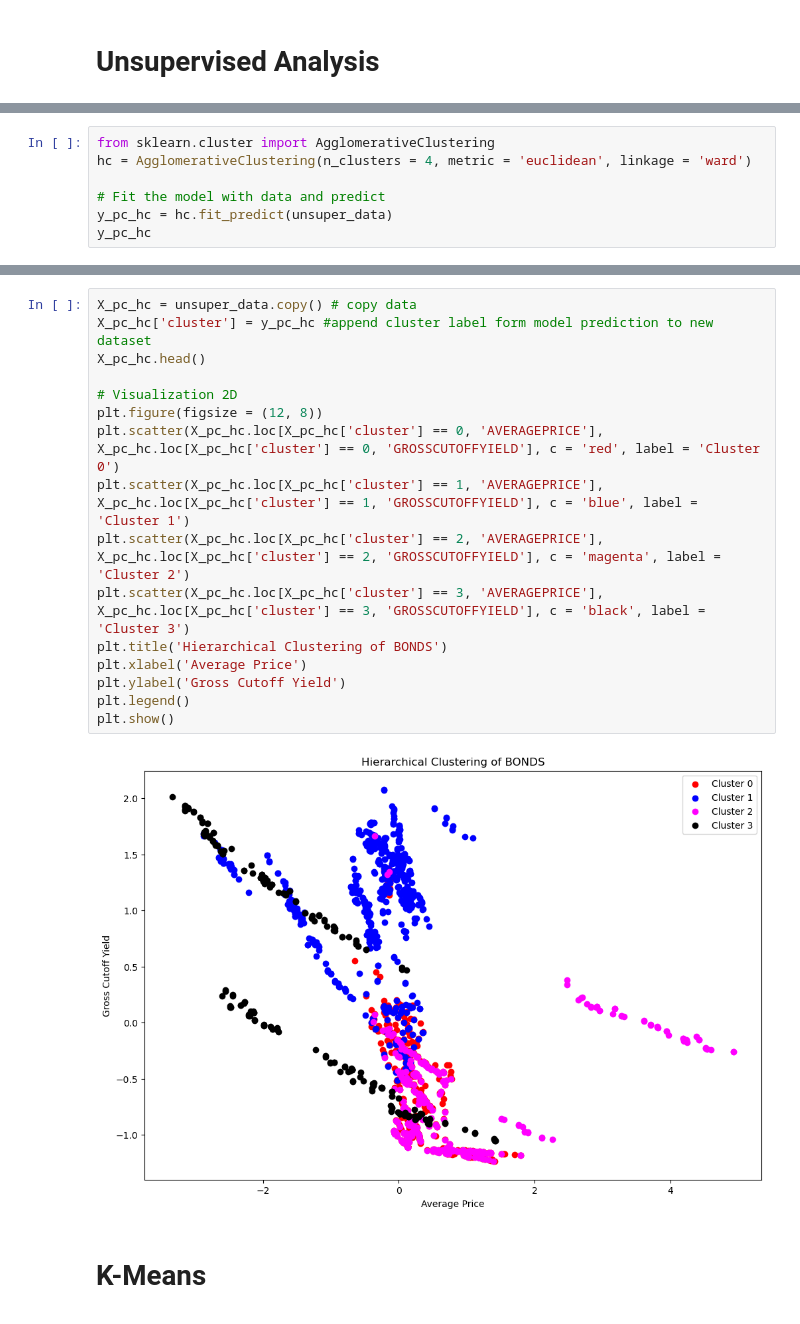
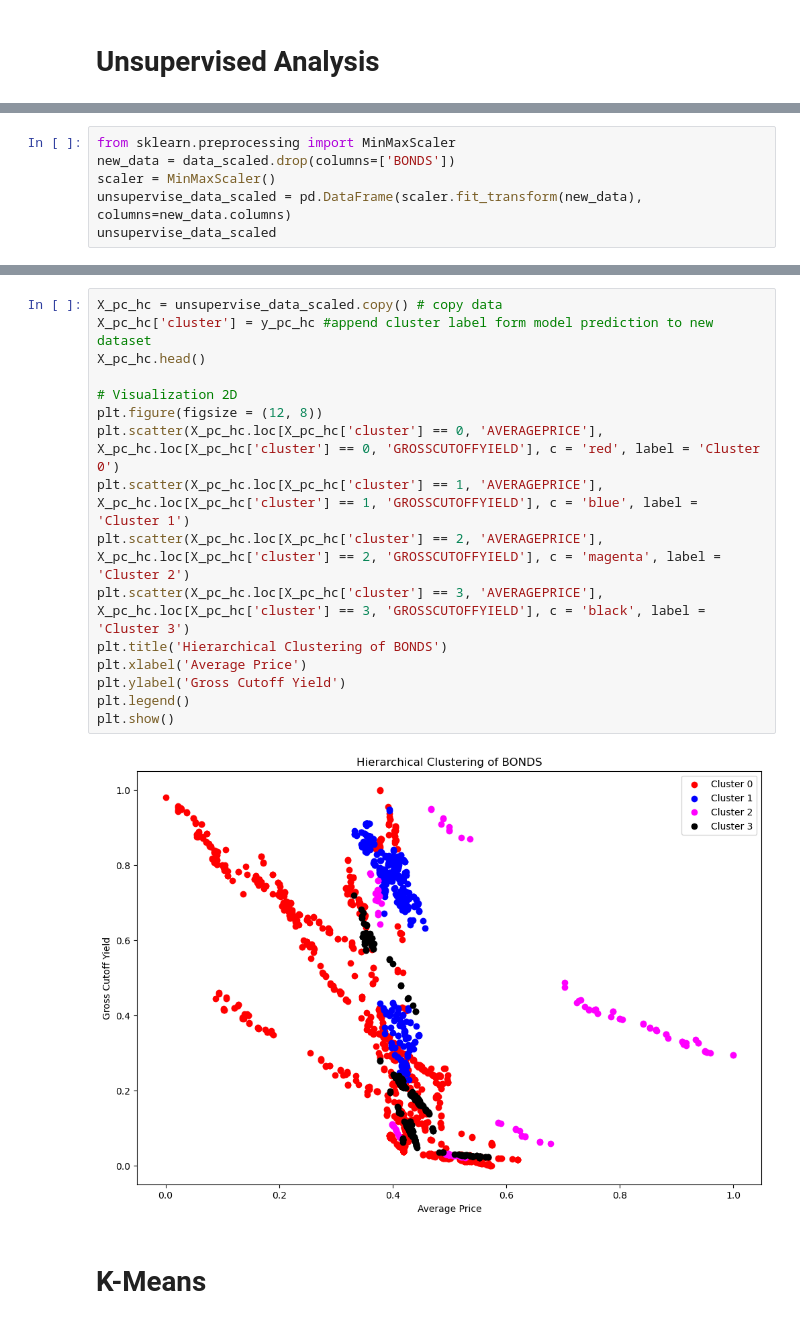
Before and after one commit to DorNatan/data-mining-project-2025, a Jupyter notebook: Data Mining Supervised & Unsupervised 2025.ipynb, the cells around one changed output, grey strips where cells are left out. Saved outputs shown, nothing was run; the diff lists cells and outputs as text.

Commit message:
Added Supervised models analysis 2025 notebook update

```diff
--- a/Data Mining Supervised & Unsupervised 2025.ipynb
+++ b/Data Mining Supervised & Unsupervised 2025.ipynb
@@ -649,7 +657,0 @@ plt.show()
-# %%
-from sklearn.cluster import AgglomerativeClustering
-hc = AgglomerativeClustering(n_clusters = 4, metric = 'euclidean', linkage = 'ward')
-
-# Fit the model with data and predict
-y_pc_hc = hc.fit_predict(unsuper_data)
-y_pc_hc
@@ -657,0 +658,6 @@ array([3, 1, 1, ..., 0, 0, 0], dtype=int64)
+# %%
+from sklearn.preprocessing import MinMaxScaler
+new_data = data_scaled.drop(columns=['BONDS'])
+scaler = MinMaxScaler()
+unsupervise_data_scaled = pd.DataFrame(scaler.fit_transform(new_data), columns=new_data.columns)
+unsupervise_data_scaled
@@ -658,21 +713,21 @@ array([3, 1, 1, ..., 0, 0, 0], dtype=int64)
 # %%
-X_pc_hc = unsuper_data.copy() # copy data
+X_pc_hc = unsupervise_data_scaled.copy() # copy data
 X_pc_hc['cluster'] = y_pc_hc #append cluster label form model prediction to new dataset
 X_pc_hc.head()
 
 # Visualization 2D
 plt.figure(figsize = (12, 8))
 plt.scatter(X_pc_hc.loc[X_pc_hc['cluster'] == 0, 'AVERAGEPRICE'], X_pc_hc.loc[X_pc_hc['cluster'] == 0, 'GROSSCUTOFFYIELD'], c = 'red', label = 'Cluster 0')
 plt.scatter(X_pc_hc.loc[X_pc_hc['cluster'] == 1, 'AVERAGEPRICE'], X_pc_hc.loc[X_pc_hc['cluster'] == 1, 'GROSSCUTOFFYIELD'], c = 'blue', label = 'Cluster 1')
 plt.scatter(X_pc_hc.loc[X_pc_hc['cluster'] == 2, 'AVERAGEPRICE'], X_pc_hc.loc[X_pc_hc['cluster'] == 2, 'GROSSCUTOFFYIELD'], c = 'magenta', label = 'Cluster 2')
 plt.scatter(X_pc_hc.loc[X_pc_hc['cluster'] == 3, 'AVERAGEPRICE'], X_pc_hc.loc[X_pc_hc['cluster'] == 3, 'GROSSCUTOFFYIELD'], c = 'black', label = 'Cluster 3')
 plt.title('Hierarchical Clustering of BONDS')
 plt.xlabel('Average Price')
 plt.ylabel('Gross Cutoff Yield')
 plt.legend()
 plt.show()
 # %% [output]
-[figure, old version]
+[figure, new version]
 # %% [markdown]
 # K-Means
 # %%
```
Also changed, not shown: parts of 26 cells of this notebook.
